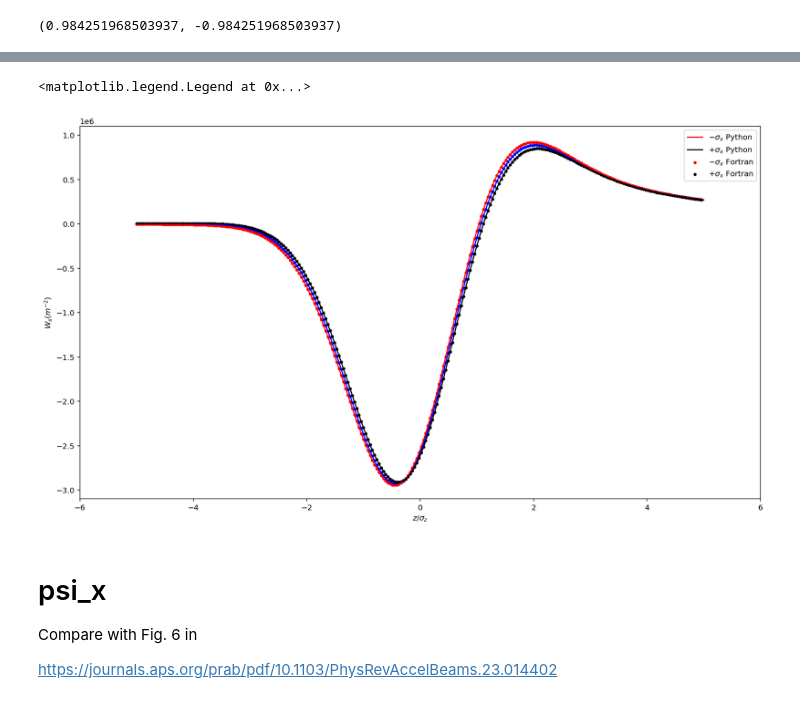
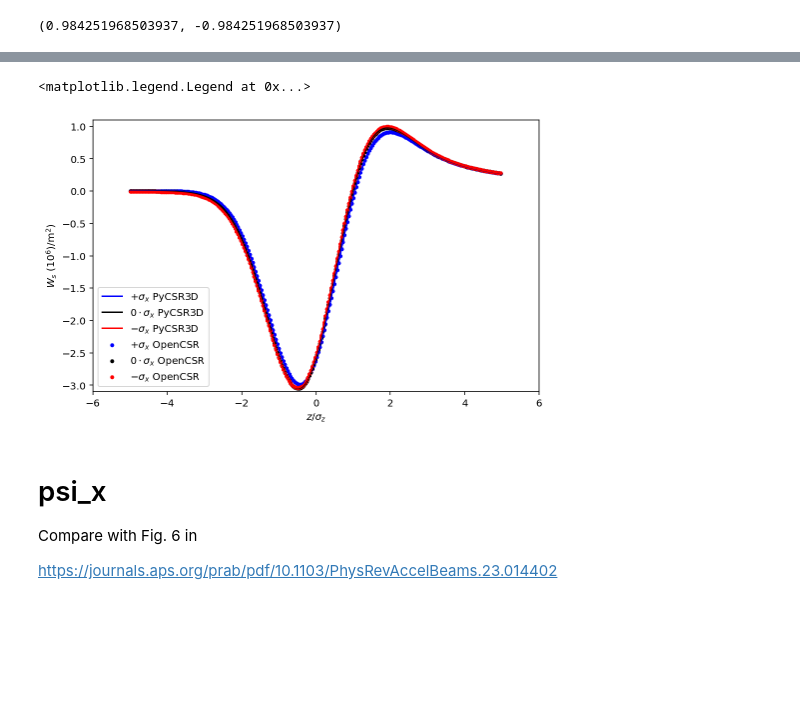
Before and after one commit to ChristopherMayes/OpenCSR, a Jupyter notebook: examples/wake-comparison.ipynb, the cells around one changed output, grey strips where cells are left out. Drawn from its saved outputs; the diff is of its cells as text; code cells hidden in the pictures; blank space fills up the shorter version.

```diff
--- a/examples/wake-comparison.ipynb
+++ b/examples/wake-comparison.ipynb
@@ -223,29 +223,31 @@ ax.plot(dat['z'], dat['Ws'], color='black')
 # %%
-fig, ax = plt.subplots(figsize=(16,9))
+fig, ax = plt.subplots(figsize=(8,5))
 ax.set_xlim(-6,6)
-ax.set_ylim(-3.1e6,1.1e6)
+ax.set_ylim(-3.1,1.1)
 ax.set_xlabel(r'$z/\sigma_z$')
-ax.set_ylabel(r'$W_s (m^{-2})$')
+ax.set_ylabel(r'$W_s$ ($10^6)/$m$^{2})$')
 #for i in range(nx):
 #    plt.plot(zvec/sigma_z, Ws[i, ny//2, :]*factor)
-ax.plot(zvec/sigma_z, Ws[nx//2, ny//2, :]*factor, color='blue')
-ax.plot(zvec/sigma_z, Ws[ix_neg, ny//2, :]*factor, label=r'$-\sigma_x$ Python', color='red')
-ax.plot(zvec/sigma_z, Ws[ix_pos, ny//2, :]*factor, label=r'$+\sigma_x$ Python', color='black')
+ax.plot(zvec/sigma_z, Ws[ix_pos, ny//2, :]*factor/1e6, label=r'$+\sigma_x$ PyCSR3D', color='blue')
+ax.plot(zvec/sigma_z, Ws[nx//2, ny//2, :]*factor/1e6, color='black', label=r'$0\cdot\sigma_x$ PyCSR3D')
+ax.plot(zvec/sigma_z, Ws[ix_neg, ny//2, :]*factor/1e6, label=r'$-\sigma_x$ PyCSR3D', color='red')
 
 
+dat = parse_line('z_line_+sigma_x.dat')
+ax.scatter(dat['z']/sigma_z, dat['Ws']/1e6, color='blue', marker='.', label=r'$+\sigma_x$ OpenCSR')
+
 dat = parse_line('z_line.dat')
-ax.scatter(dat['z']/sigma_z, dat['Ws'], color='blue', marker='.')
+ax.scatter(dat['z']/sigma_z, dat['Ws']/1e6, color='black', marker='.', label=r'$0\cdot\sigma_x$ OpenCSR')
 
 dat = parse_line('z_line_-sigma_x.dat')
-ax.scatter(dat['z']/sigma_z, dat['Ws'], color='red', marker='.', label=r'$-\sigma_x$ Fortran')
+ax.scatter(dat['z']/sigma_z, dat['Ws']/1e6, color='red', marker='.', label=r'$-\sigma_x$ OpenCSR')
 
-dat = parse_line('z_line_+sigma_x.dat')
-ax.scatter(dat['z']/sigma_z, dat['Ws'], color='black', marker='.', label=r'$+\sigma_x$ Fortran')
+
 
 ax.legend()
 # %% [output]
 <matplotlib.legend.Legend at 0x...>
-[figure, old version]
+[figure, new version]
 # %% [markdown]
 # psi_x
 
```
Also changed, not shown: parts of 17 cells of this notebook, 6 other files.
